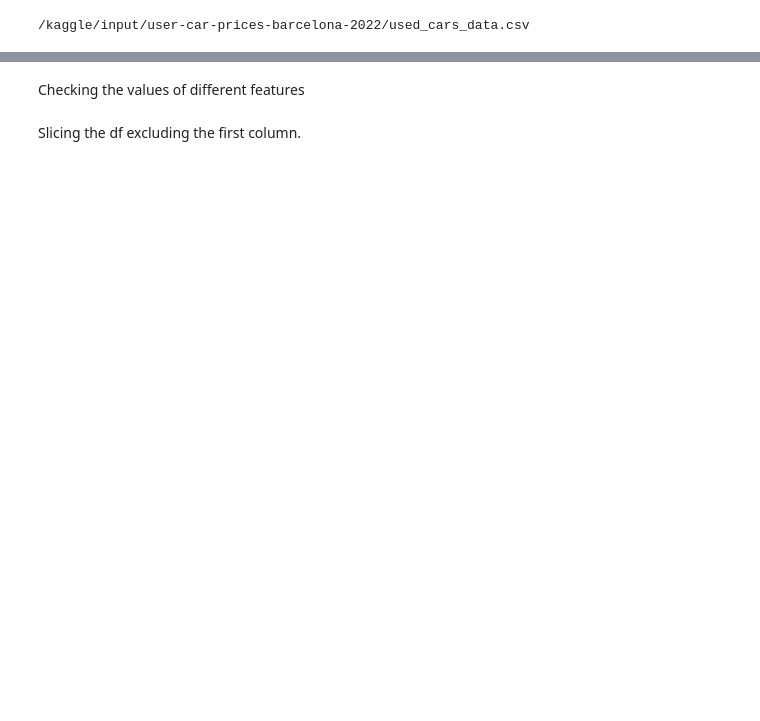
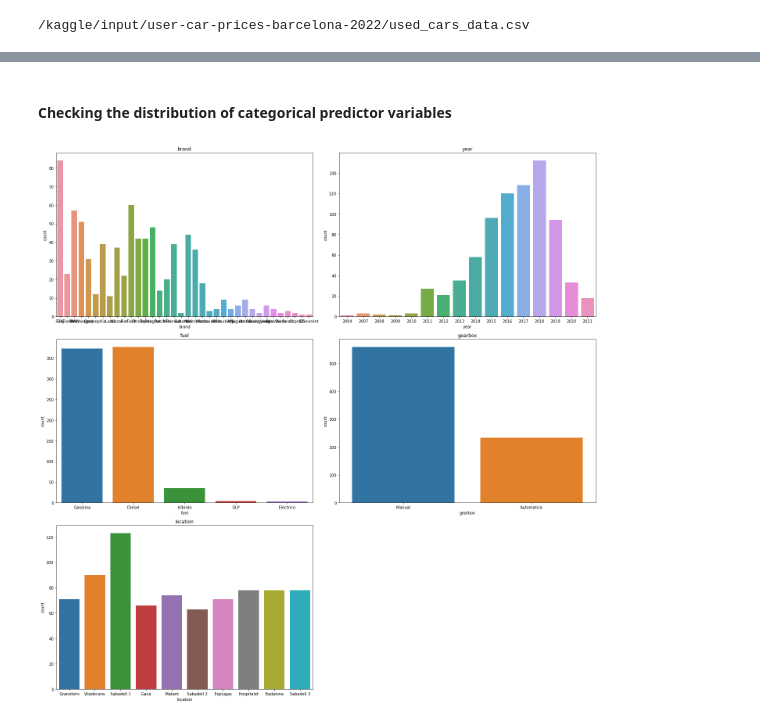
Before and after one commit to kavishchaudhary/Python_Used_cars_regression, a Jupyter notebook: used-cars-regression-multiple-models.ipynb, the cells around one changed output, grey strips where cells are left out. Cells and saved outputs as stored; diff of their text form; code cells hidden in the pictures; blank space fills up the shorter version.

```diff
--- a/used-cars-regression-multiple-models.ipynb
+++ b/used-cars-regression-multiple-models.ipynb
@@ -50,2 +82,0 @@ for i in df.columns:
-# %% [markdown]
-Checking the values of different features
@@ -54,2 +83,14 @@ df = df.iloc[: ,1:10]
-# %% [markdown]
-Slicing the df excluding the first column.
+# %% [markdown]
+#### Checking the distribution of categorical predictor variables
+# %%
+fig, axes = plt.subplots(ncols = 2, nrows = 3, figsize=(20,20))
+for i, ax in enumerate(axes.flat):
+    if i < len(['brand', 'year','fuel', 'gearbox', 'location']):
+        sns.countplot(x= df[(['brand', 'year','fuel', 'gearbox', 'location'][i])], ax= ax)
+        ax.set_title(['brand','year','fuel', 'gearbox', 'location'][i])
+    else:
+        axes.flat[i].set_visible(False)
+plt.tight_layout()
+plt.show()
+# %% [output]
+[figure, added]
```
Also changed, not shown: parts of 88 cells of this notebook.
